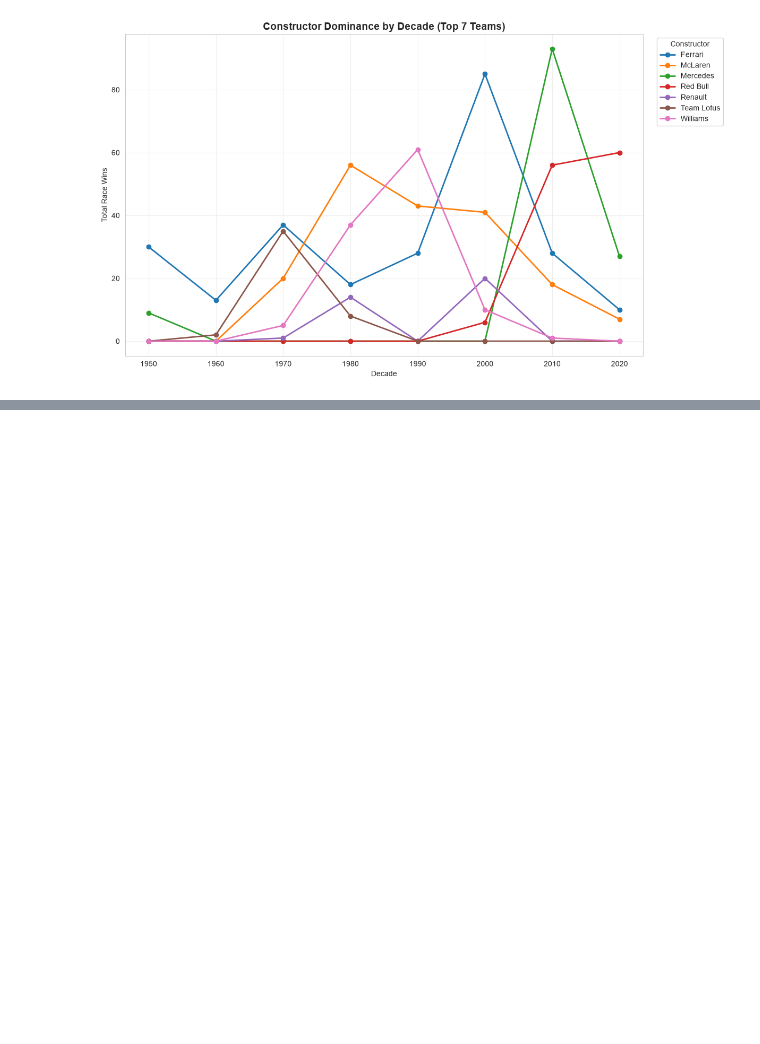
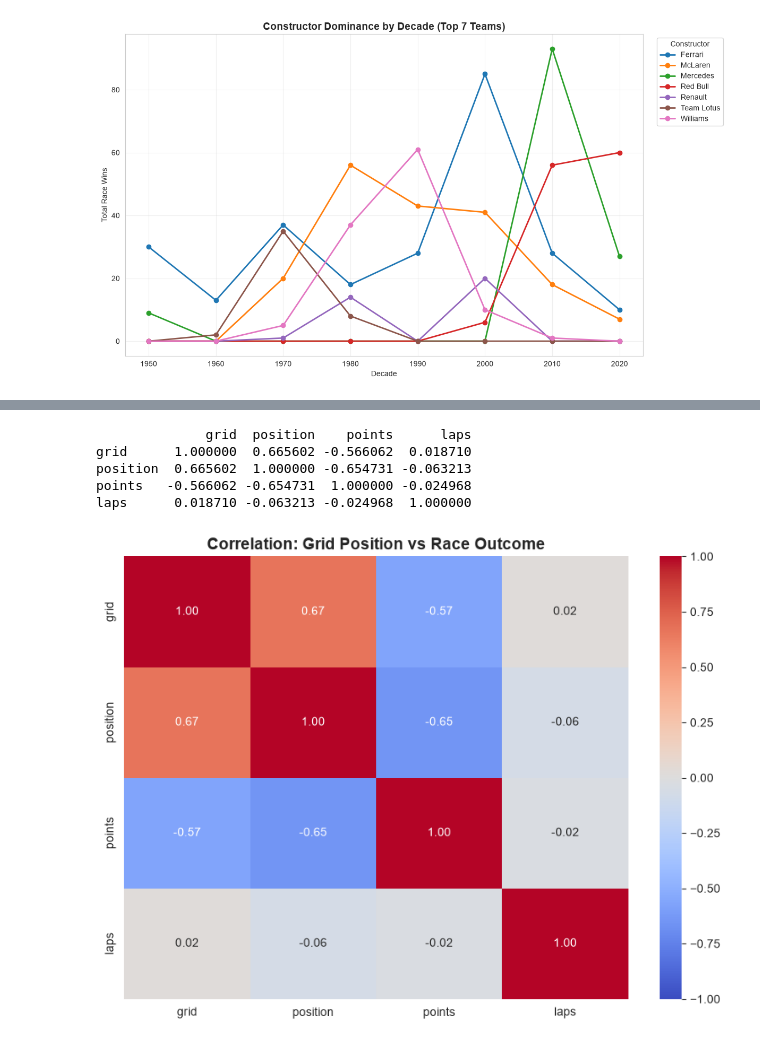
Before and after one commit to Mohitbadetiya/f1-analytics-dashboard, a Jupyter notebook: notebooks/01_data_exploration.ipynb, the cells around one changed output, grey strips where cells are left out. Saved outputs shown, nothing was run; the diff lists cells and outputs as text; code cells hidden in the pictures; blank space fills up the shorter version.

```diff
--- a/notebooks/01_data_exploration.ipynb
+++ b/notebooks/01_data_exploration.ipynb
@@ -173,0 +244,17 @@ plt.show()
+# %%
+finished = master[master['classified'] == True]
+corr_data = finished[['grid', 'position', 'points', 'laps']].corr()
+print(corr_data)
+
+plt.figure(figsize=(8, 6))
+sns.heatmap(corr_data, annot=True, cmap='coolwarm', fmt='.2f', vmin=-1, vmax=1, center=0)
+plt.title('Correlation: Grid Position vs Race Outcome', fontsize=14, fontweight='bold')
+plt.tight_layout()
+plt.show()
+# %% [output]
+              grid  position    points      laps
+grid      1.000000  0.665602 -0.566062  0.018710
+position  0.665602  1.000000 -0.654731 -0.063213
+points   -0.566062 -0.654731  1.000000 -0.024968
+laps      0.018710 -0.063213 -0.024968  1.000000
+[figure, added]
```
Also changed, not shown: parts of 5 cells of this notebook, 1 other file.
